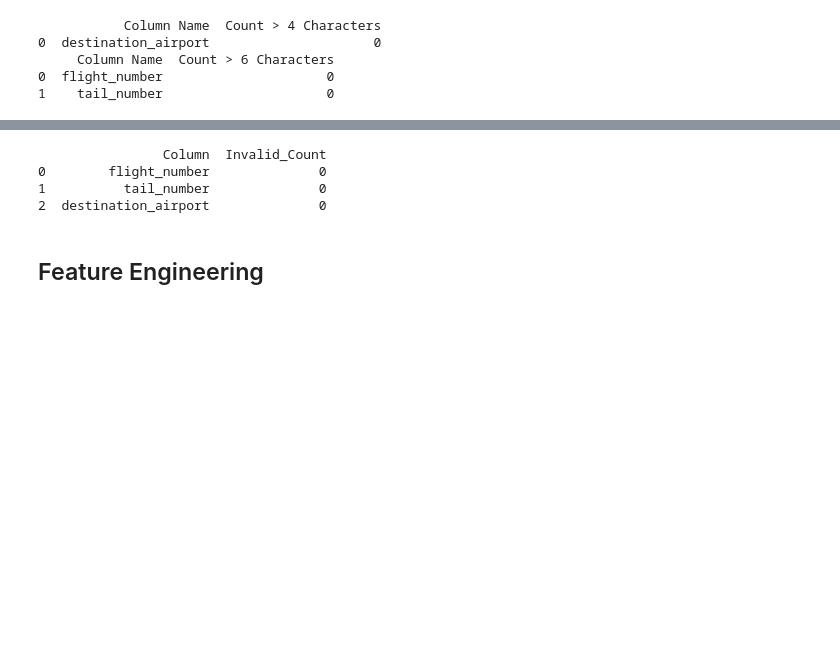
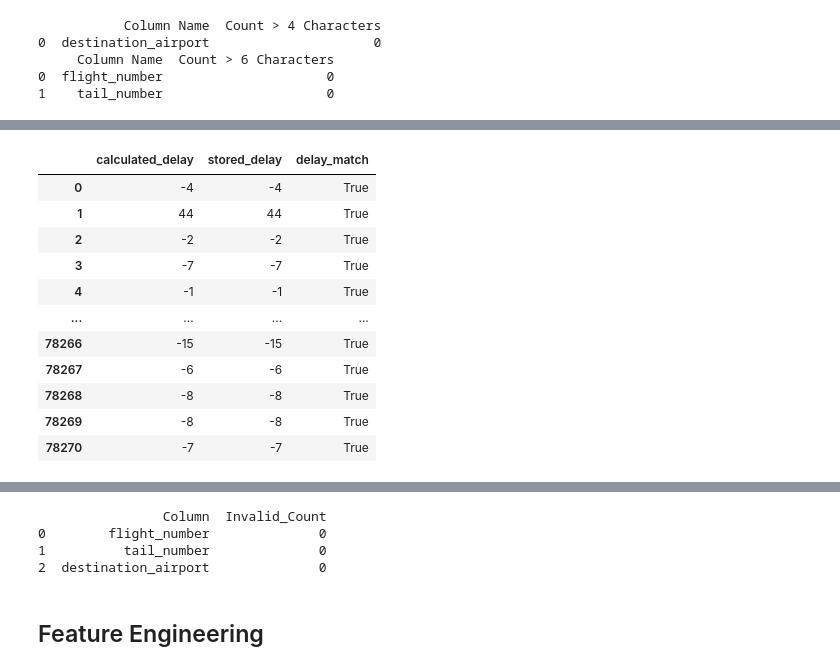
Before and after one commit to michaeljhanley/flight-delay-analysis, a Jupyter notebook: python_notebooks/cleaning.ipynb, the cells around one changed output, grey strips where cells are left out. Saved outputs shown, nothing was run; the diff lists cells and outputs as text; code cells hidden in the pictures; blank space fills up the shorter version.

Commit message:
Fixed datetime errors, cross-validated scheduled/actual/departure delays

```diff
--- a/python_notebooks/cleaning.ipynb
+++ b/python_notebooks/cleaning.ipynb
@@ -64,23 +64,11 @@ dtypes: float64(10), object(6)
 memory usage: 9.6+ MB
 None
 # %%
-# Prepare columns for recasting
-
 # Convert column names to snake case, remove text in parentheses, replace hyphens with underscores
 df.columns = df.columns.str.replace(r'\s*\(.*?\)\s*', '', regex=True)
 df.columns = df.columns.str.replace(' ', '_').str.lower()
 df.columns = df.columns.str.replace('-', '_')
 
-# Replace problematic midnight times with 00:00, which datetime recognizes better
-df['scheduled_departure_time'] = df['scheduled_departure_time'].replace('24:00', '00:00')
-df['actual_departure_time'] = df['actual_departure_time'].replace('24:00', '00:00')
-df['wheels_off_time'] = df['wheels_off_time'].replace('24:00', '00:00')
-
-# Strip time columns
-df['scheduled_departure_time'] = df['scheduled_departure_time'].str.strip()
-df['actual_departure_time'] = df['actual_departure_time'].str.strip()
-df['wheels_off_time'] = df['wheels_off_time'].str.strip()
-
 print(df.info())
 # %% [output]
 <class 'pandas.core.frame.DataFrame'>
@@ -163,0 +153,4 @@ None
+# %%
+# Normalizing date in case we need to do analysis on date differences
+df['date'] = pd.to_datetime(df['date'], format='%m/%d/%Y').dt.normalize()
+print(df.info())
@@ -323,0 +320,57 @@ print(summary_df)
+# %%
+# Cross-validation
+
+# Check that actual depature time - scheduled departure time = departure delay
+
+# Check if calculated delays match stored delays and show validation summary
+def validate_delays(df):
+    # Calculate time differences
+    calculated_delay = ((df['actual_departure_time'] - df['scheduled_departure_time'])
+                       .dt.total_seconds() / 60
+                       ).round().astype('int64')
+
+    # Create validation dataframe
+    validation_df = pd.DataFrame({
+        'calculated_delay': calculated_delay,
+        'stored_delay': df['departure_delay'],
+        'delay_match': np.isclose(
+            calculated_delay,
+            df['departure_delay'],
+            rtol=1e-10,
+            atol=1.0,
+            equal_nan=True
+        )
+    })
+
+    # Find and summarize mismatches
+    mismatches = validation_df[~validation_df['delay_match']]
+    total_rows = len(validation_df)
+    matching_rows = validation_df['delay_match'].sum()
+
+    # Print summary
+    print(f"Validation Summary:")
+    print(f"Total rows: {total_rows}")
+    print(f"Matching delays: {matching_rows} ({(matching_rows/total_rows*100):.2f}%)")
+    print(f"Mismatched delays: {len(mismatches)} ({(len(mismatches)/total_rows*100):.2f}%)")
+
+    # Show mismatch details if any exist
+    if len(mismatches) > 0:
+        print("\nFirst 10 mismatches:")
+        mismatch_details = pd.concat([df, validation_df], axis=1).loc[mismatches.index]
+        print(mismatch_details[['scheduled_departure_time', 'actual_departure_time',
+                               'calculated_delay', 'stored_delay', 'delay_match']].head(10))
+
+    return validation_df
+
+validate_delays(df)
+
+# Original dataset reveals that the original departure_delay column was 0 for all actual departures at midnight, regardless of the real times
+
+# Updating dataframe to include calculated delays
+df['departure_delay'] = ((df['actual_departure_time'] - df['scheduled_departure_time'])
+                        .dt.total_seconds() / 60
+                        ).round().astype('int64')
+
+# Verify the update
+validate_delays(df)
+# %% [output]
@@ -323,0 +394,12 @@ print(summary_df)
+|  | calculated_delay | stored_delay | delay_match |
+| 0 | -4 | -4 | True |
+| 1 | 44 | 44 | True |
+| 2 | -2 | -2 | True |
+| 3 | -7 | -7 | True |
+| 4 | -1 | -1 | True |
+| ... | ... | ... | ... |
+| 78266 | -15 | -15 | True |
+| 78267 | -6 | -6 | True |
+| 78268 | -8 | -8 | True |
+| 78269 | -8 | -8 | True |
+| 78270 | -7 | -7 | True |
```
Also changed, not shown: parts of 12 cells of this notebook.
